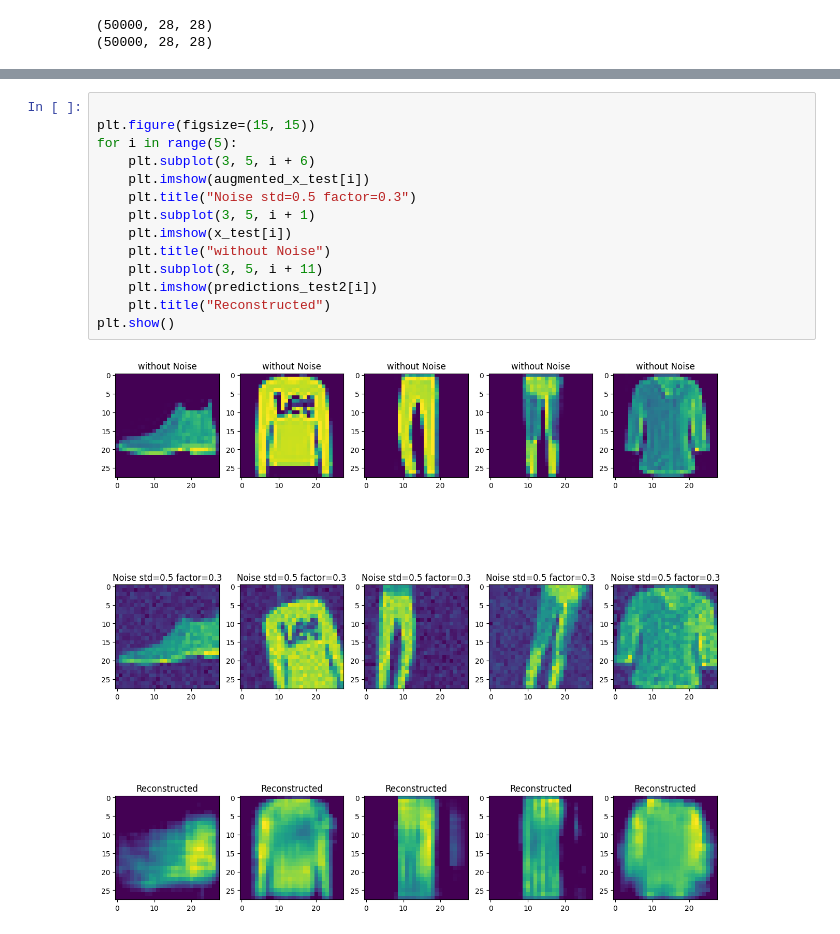
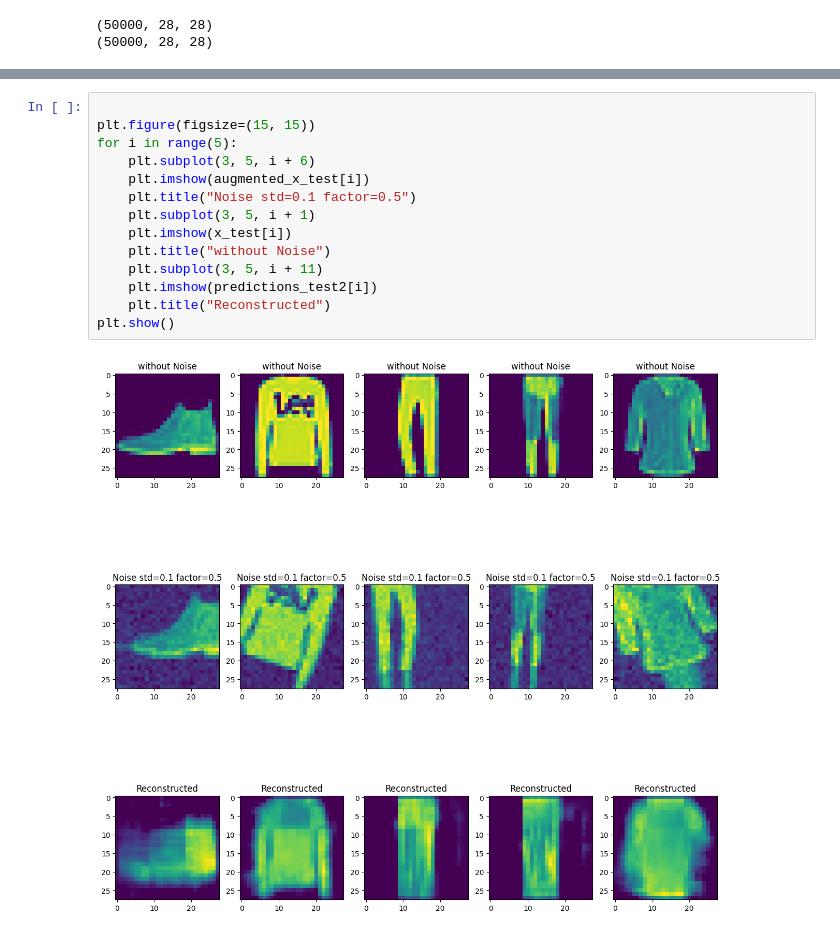
Before and after one commit to ritaxtii/imageProcessing, a Jupyter notebook: lab5.ipynb, the cells around one changed output, grey strips where cells are left out. Saved outputs shown, nothing was run; the diff lists cells and outputs as text.

```diff
--- a/lab5.ipynb
+++ b/lab5.ipynb
@@ -441,16 +441,16 @@ plt.show()
 # %%
 
 plt.figure(figsize=(15, 15))
 for i in range(5):
     plt.subplot(3, 5, i + 6)
     plt.imshow(augmented_x_test[i])
-    plt.title("Noise std=0.5 factor=0.3")
+    plt.title("Noise std=0.1 factor=0.5")
     plt.subplot(3, 5, i + 1)
     plt.imshow(x_test[i])
     plt.title("without Noise")
     plt.subplot(3, 5, i + 11)
     plt.imshow(predictions_test2[i])
     plt.title("Reconstructed")
 plt.show()
 # %% [output]
-[figure, old version]
+[figure, new version]
```
Also changed, not shown: parts of 8 cells of this notebook.
